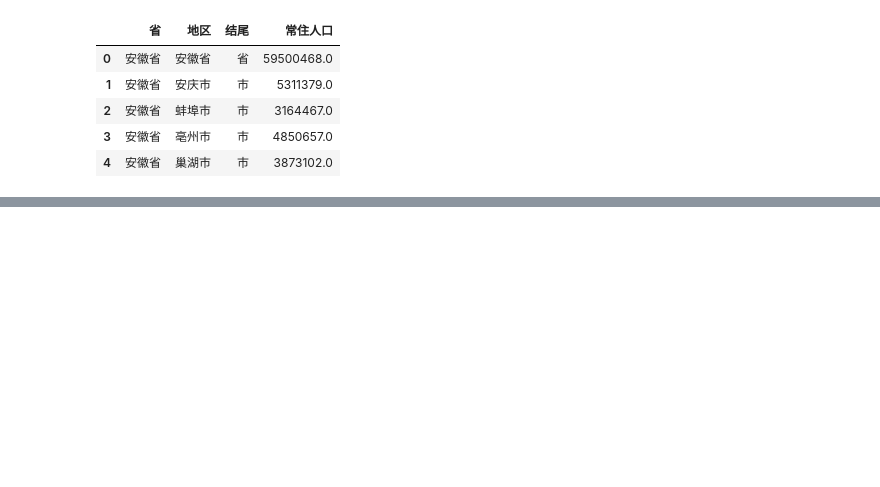
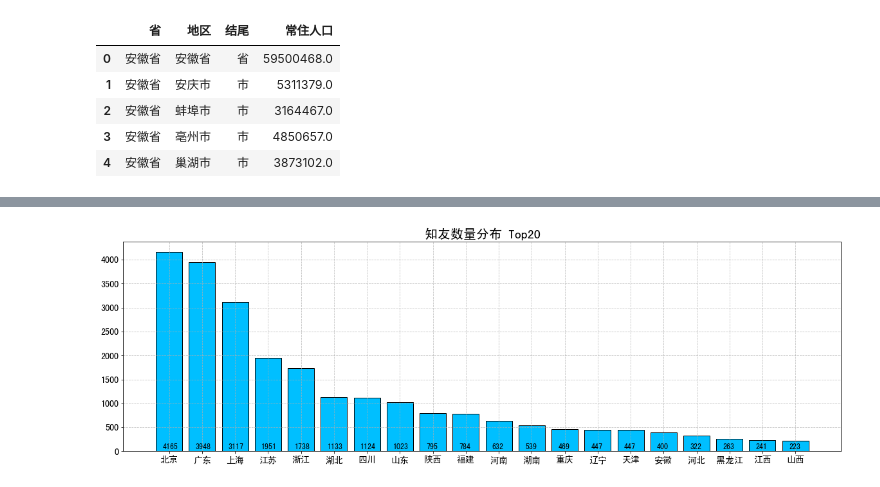
Before and after one commit to jasonzhang1986/Jupyter, a Jupyter notebook: 数据分析师微专业/ch03/作业/项目03知乎数据清洗整理和结论研究.ipynb, the cells around one changed output, grey strips where cells are left out. Cells and saved outputs as stored; diff of their text form; code cells hidden in the pictures; blank space fills up the shorter version.

```diff
--- a/数据分析师微专业/ch03/作业/项目03知乎数据清洗整理和结论研究.ipynb
+++ b/数据分析师微专业/ch03/作业/项目03知乎数据清洗整理和结论研究.ipynb
@@ -128,0 +98,4 @@ plt.bar(range(20), data_count['count'],width=0.8, facecolor = 'yellowgreen', edg
+# %%
+#计算按地域统计知友的数量，获得 Top20
+data_count_top20 = data.sort_values(by=['count'],ascending=False)[['city','count']].iloc[:20]
+data_count_top20.head(10)
@@ -128,0 +114,23 @@ plt.bar(range(20), data_count['count'],width=0.8, facecolor = 'yellowgreen', edg
+# %%
+#绘制知友数量的 top20
+plt.figure(figsize=(20,6))
+x = range(20)
+y = data_count_top20['count']
+label = data_count_top20['city']
+
+plt.bar(x,
+        y,
+        width=0.8,
+        facecolor = 'deepskyblue',
+        edgecolor='k',
+        tick_label= label
+       )
+plt.title('知友数量分布 Top20', fontsize=20)
+plt.xticks(fontsize=14)
+plt.yticks(fontsize=14)
+
+#将数量标记在图表上
+for i,j in zip(x, y):
+    plt.text(i-0.2, 50, j, color='black', fontsize=12)
+# %% [output]
+[figure, added]
```
Also changed, not shown: parts of 17 cells of this notebook.
